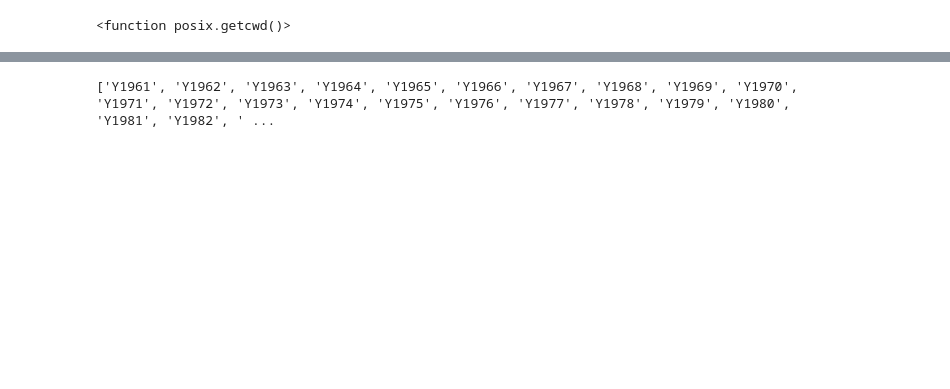
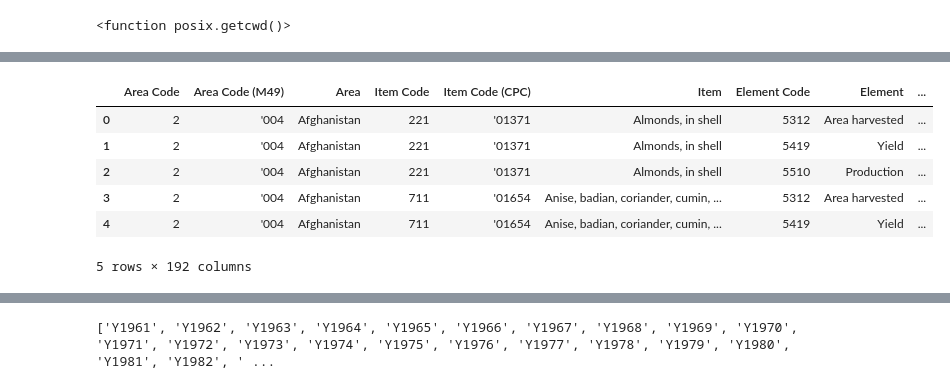
Before and after one commit to cperrin2/CAN_mbio_project, a Jupyter notebook: mbio.ipynb, the cells around one changed output, grey strips where cells are left out. Drawn from its saved outputs; the diff is of its cells as text; code cells hidden in the pictures; blank space fills up the shorter version.

```diff
--- a/mbio.ipynb
+++ b/mbio.ipynb
@@ -20,0 +19,13 @@ import pandas as pd
+# %%
+import pandas as pd
+df = pd.read_csv('/content/drive/MyDrive/Colab Notebooks/Applied Data Science for Social Impact/CAN_mbio_project/data/faostat_crops.csv', encoding='latin1')
+# %%
+df.head()
+# %% [output]
+|  | Area Code | Area Code (M49) | Area | Item Code | Item Code (CPC) | Item | Element Code | Element | ... |
+| 0 | 2 | '004 | Afghanistan | 221 | '01371 | Almonds, in shell | 5312 | Area harvested | ... |
+| 1 | 2 | '004 | Afghanistan | 221 | '01371 | Almonds, in shell | 5419 | Yield | ... |
+| 2 | 2 | '004 | Afghanistan | 221 | '01371 | Almonds, in shell | 5510 | Production | ... |
+| 3 | 2 | '004 | Afghanistan | 711 | '01654 | Anise, badian, coriander, cumin, ... | 5312 | Area harvested | ... |
+| 4 | 2 | '004 | Afghanistan | 711 | '01654 | Anise, badian, coriander, cumin, ... | 5419 | Yield | ... |
+5 rows × 192 columns
```
Also changed, not shown: parts of 14 cells of this notebook.
